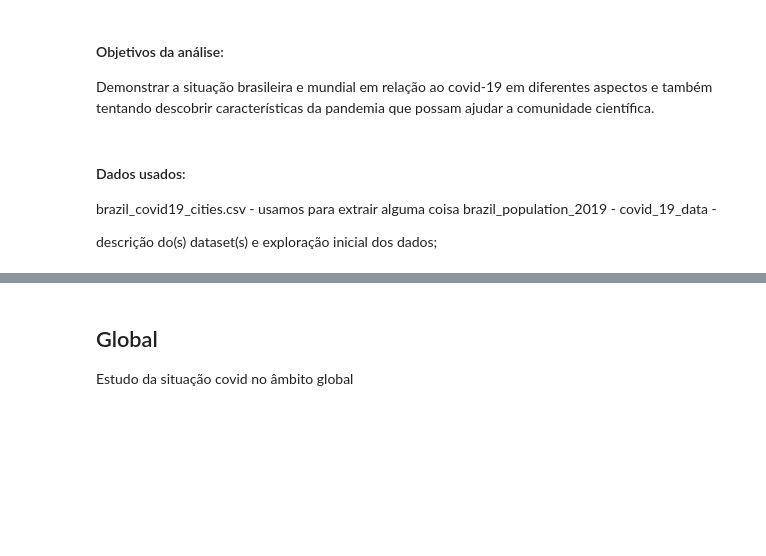
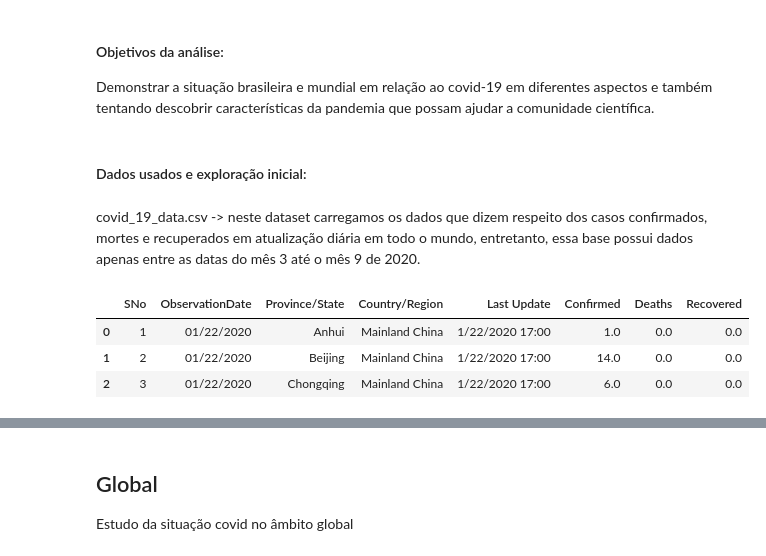
Before and after one commit to Thomasr-02/COVID-DataAnalysis, a Jupyter notebook: dataAnalysis.ipynb, the cells around one changed output, grey strips where cells are left out. Saved outputs shown, nothing was run; the diff lists cells and outputs as text; code cells hidden in the pictures; blank space fills up the shorter version.

```diff
--- a/dataAnalysis.ipynb
+++ b/dataAnalysis.ipynb
@@ -36,12 +36,15 @@ import math
 from sklearn import preprocessing
 from sklearn.cluster import KMeans
 from scipy.stats import linregress
-# %% [markdown]
-#### Dados usados:
-
-brazil_covid19_cities.csv - usamos para extrair alguma coisa
-brazil_population_2019 -
-covid_19_data -
-
-
- descrição do(s) dataset(s) e exploração inicial dos dados;
+# %% [markdown]
+#### Dados usados e exploração inicial:
+# %% [markdown]
+covid_19_data.csv -> neste dataset carregamos os dados que dizem respeito dos casos confirmados, mortes e recuperados em atualização diária em todo o mundo, entretanto, essa base possui dados apenas entre as datas do mês 3 até o mês 9 de 2020.
+# %%
+covid19_data = pd.read_csv("datasets/CoronaDataset/covid_19_data.csv")
+covid19_data.head(3)
+# %% [output]
+|  | SNo | ObservationDate | Province/State | Country/Region | Last Update | Confirmed | Deaths | Recovered |
+| 0 | 1 | 01/22/2020 | Anhui | Mainland China | 1/22/2020 17:00 | 1.0 | 0.0 | 0.0 |
+| 1 | 2 | 01/22/2020 | Beijing | Mainland China | 1/22/2020 17:00 | 14.0 | 0.0 | 0.0 |
+| 2 | 3 | 01/22/2020 | Chongqing | Mainland China | 1/22/2020 17:00 | 6.0 | 0.0 | 0.0 |
```
Also changed, not shown: parts of 20 cells of this notebook.
